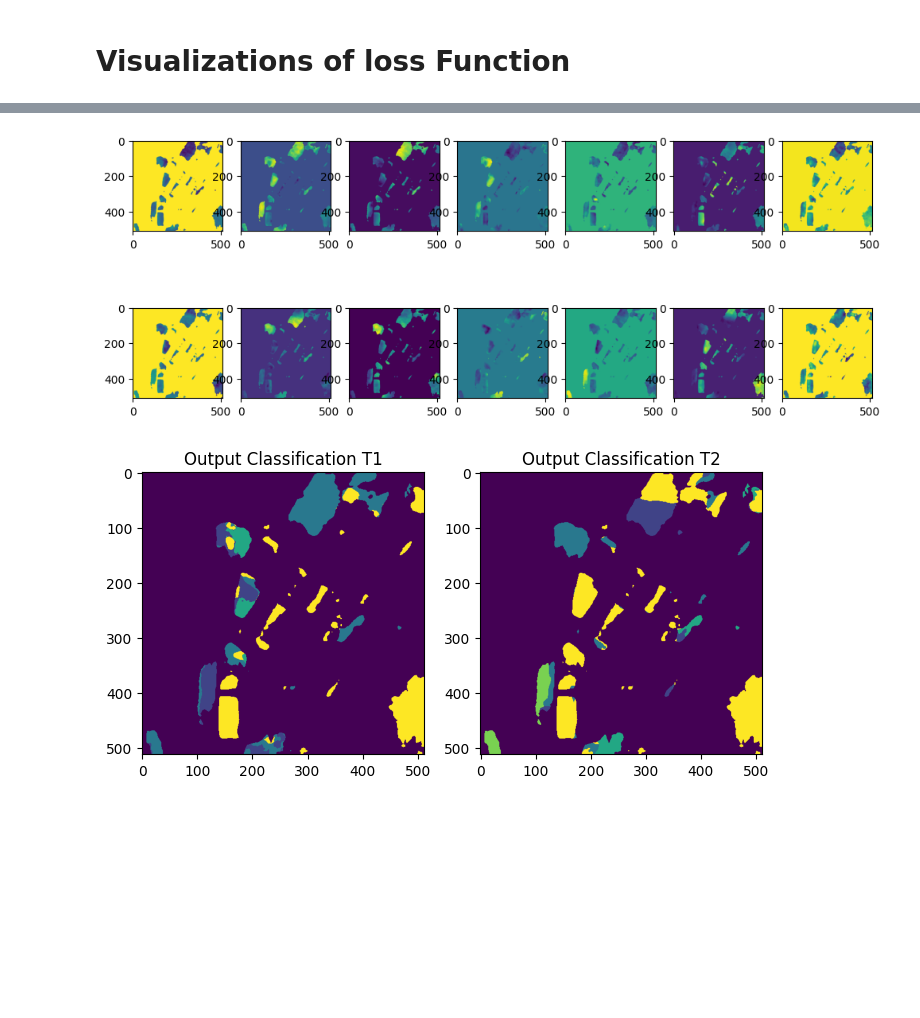
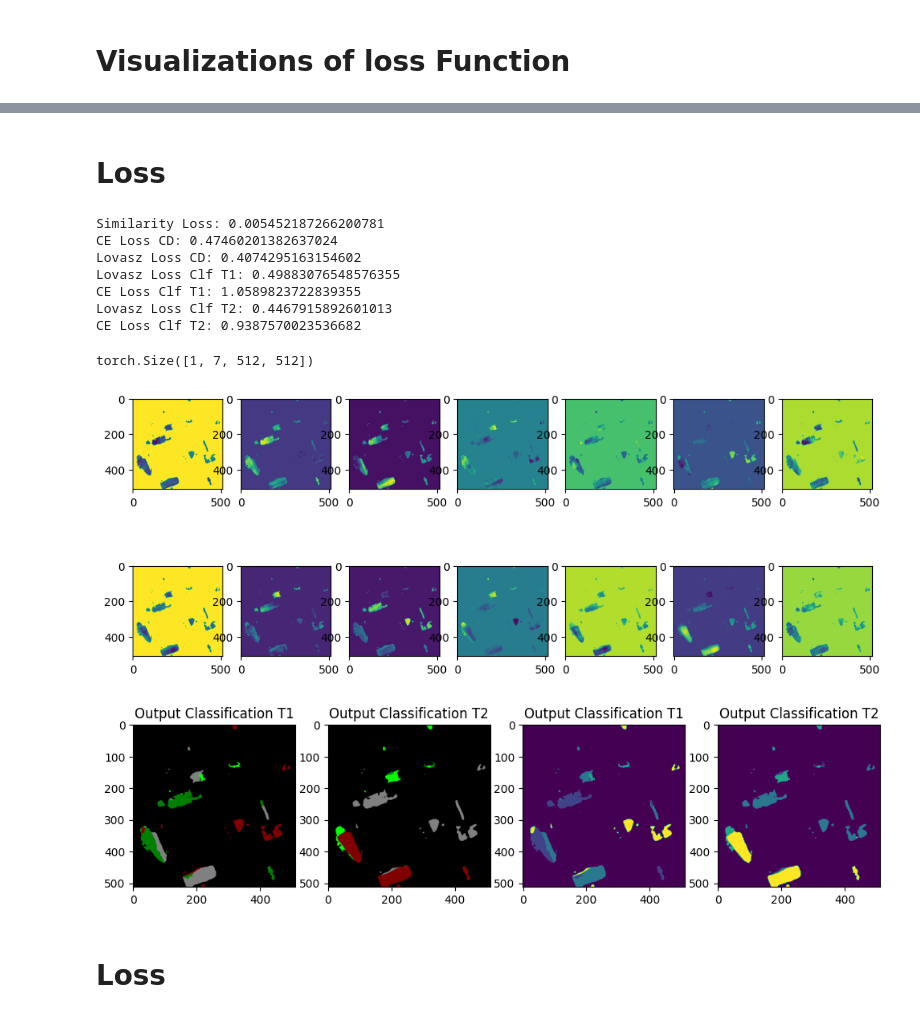
Before and after one commit to Buddhi19/ChangeDetection, a Jupyter notebook: visuals.ipynb, the cells around one changed output, grey strips where cells are left out. Saved outputs shown, nothing was run; the diff lists cells and outputs as text; code cells hidden in the pictures; blank space fills up the shorter version.

```diff
--- a/visuals.ipynb
+++ b/visuals.ipynb
@@ -33,6 +33,6 @@ torch.cuda.set_device(1)
 # %%
 MODEL_PATH = os.path.join(
-    main_dir, "MambaCD/saved_models/SECOND/MambaSCD_1738611602.5036116/12000_model.pth"
+    main_dir, "MambaCD/saved_models/MambaSCD_1738611602.5036116/12000_model.pth"
 )
 # %%
 configs_path = os.path.join(main_dir, 'MambaCD/changedetection/configs/vssm1/vssm_small_224.yaml')
@@ -158,13 +197,16 @@ for _ in tqdm(range(elem_num)):
     label_clf_t1 = label_clf_t1.cuda().long()
     label_clf_t2 = label_clf_t2.cuda().long()
 
+    change_map_T1 = map_labels_to_colors(np.squeeze(label_clf_t1.cpu().numpy()), ori_label_value_dict=ori_label_value_dict, target_label_value_dict=target_label_value_dict)
+    change_map_T2 = map_labels_to_colors(np.squeeze(label_clf_t2.cpu().numpy()), ori_label_value_dict=ori_label_value_dict, target_label_value_dict=target_label_value_dict)
+
     fig1, axes = plt.subplots(1, 3, figsize=(8, 4))
     axes[0].imshow(label_cd[0].cpu().numpy(), cmap='gray')
     axes[0].set_title('Label Change Detection')
-    axes[1].imshow(label_clf_t1[0].cpu().numpy())
-    axes[1].set_title('Label Classification T1')
-    axes[2].imshow(label_clf_t2[0].cpu().numpy())
-    axes[2].set_title('Label Classification T2')
+    axes[1].imshow(change_map_T1)
+    axes[1].set_title('Change Map T1')
+    axes[2].imshow(change_map_T2)
+    axes[2].set_title('Change Map T2')
     plt.show()
     break
 # %% [output]
@@ -186 +235,6 @@ Text(0.5, 1.0, 'Label Classification T2')
+# %%
+output_1, output_semantic_t1_, output_semantic_t2_ = deep_model(pre_change_imgs, post_change_imgs)
+# %%
+output_semantic_t1 = output_semantic_t1_
+output_semantic_t2 = output_semantic_t2_
 # %%
@@ -221,5 +280,38 @@ plt.show()
+# %% [markdown]
+# Loss
+# %%
+similarity_mask = (label_clf_t1 == 255).float().unsqueeze(1).expand_as(output_semantic_t1)
+similarity_loss = F.mse_loss(F.softmax(output_semantic_t1, dim=1) * similarity_mask, F.softmax(output_semantic_t2, dim=1) * similarity_mask, reduction='mean')
+
+print(f"Similarity Loss: {similarity_loss}")
+
+# ce_loss_cd = F.cross_entropy(output_1, label_cd, ignore_index=255)
+ce_loss_cd = ce2_dice1(output_1, label_cd)
+print(f"CE Loss CD: {ce_loss_cd}")
+
+lovasz_loss_cd = L.lovasz_softmax(F.softmax(output_1, dim=1), label_cd, ignore=255)
+print(f"Lovasz Loss CD: {lovasz_loss_cd}")
+
+lovasz_loss_clf_t1 = L.lovasz_softmax(F.softmax(output_semantic_t1, dim=1), label_clf_t1, ignore=255)
+print(f"Lovasz Loss Clf T1: {lovasz_loss_clf_t1}")
+ce_loss_clf_t1 = ce2_dice1_multiclass(output_semantic_t1, label_clf_t1)
+print(f"CE Loss Clf T1: {ce_loss_clf_t1}")
+
+lovasz_loss_clf_t2 = L.lovasz_softmax(F.softmax(output_semantic_t2, dim=1), label_clf_t2, ignore=255)
+print(f"Lovasz Loss Clf T2: {lovasz_loss_clf_t2}")
+ce_loss_clf_t2 = ce2_dice1_multiclass(output_semantic_t2, label_clf_t2)
+print(f"CE Loss Clf T2: {ce_loss_clf_t2}")
+# %% [output]
+Similarity Loss: 0.005452187266200781
+CE Loss CD: 0.47460201382637024
+Lovasz Loss CD: 0.4074295163154602
+Lovasz Loss Clf T1: 0.49883076548576355
+CE Loss Clf T1: 1.0589823722839355
+Lovasz Loss Clf T2: 0.4467915892601013
+CE Loss Clf T2: 0.9387570023536682
 # %%
 mask_0 = (change_mask == 0).unsqueeze(1).expand_as(output_semantic_t1)
+print(mask_0.shape)
 
 output_semantic_t1[mask_0] = 0
 output_semantic_t1[:, 0, :, :][mask_0[:, 0, :, :]] = 1
@@ -233,17 +325,27 @@ for i in range(7):
     axes[1, i].imshow(output_semantic_t2[0][i].cpu().detach().numpy())
 plt.show()
 # %% [output]
+torch.Size([1, 7, 512, 512])
-[figure, old version]
+[figure, new version]
 # %%
 output_semantic_t1_pred = torch.argmax(output_semantic_t1, dim=1)
 output_semantic_t2_pred = torch.argmax(output_semantic_t2, dim=1)
 
-fig, axes = plt.subplots(1, 2, figsize=(8, 4))
-axes[0].imshow(output_semantic_t1_pred[0].cpu().detach().numpy())
+change_map_T1 = map_labels_to_colors(np.squeeze(output_semantic_t1_pred.cpu().detach().numpy()), ori_label_value_dict=ori_label_value_dict, target_label_value_dict=target_label_value_dict)
+change_map_T2 = map_labels_to_colors(np.squeeze(output_semantic_t2_pred.cpu().detach().numpy()), ori_label_value_dict=ori_label_value_dict, target_label_value_dict=target_label_value_dict)
+
+fig, axes = plt.subplots(1, 4, figsize=(12, 4))
+axes[0].imshow(change_map_T1)
 axes[0].set_title('Output Classification T1')
-axes[1].imshow(output_semantic_t2_pred[0].cpu().detach().numpy())
+axes[1].imshow(change_map_T2)
 axes[1].set_title('Output Classification T2')
+axes[2].imshow(output_semantic_t1_pred[0].cpu().detach().numpy())
+axes[2].set_title('Output Classification T1')
+axes[3].imshow(output_semantic_t2_pred[0].cpu().detach().numpy())
+axes[3].set_title('Output Classification T2')
 
 plt.show()
 # %% [output]
-[figure, old version]
+[figure, new version]
+# %% [markdown]
+# Loss
```
Also changed, not shown: parts of 13 cells of this notebook, 2 other files.
